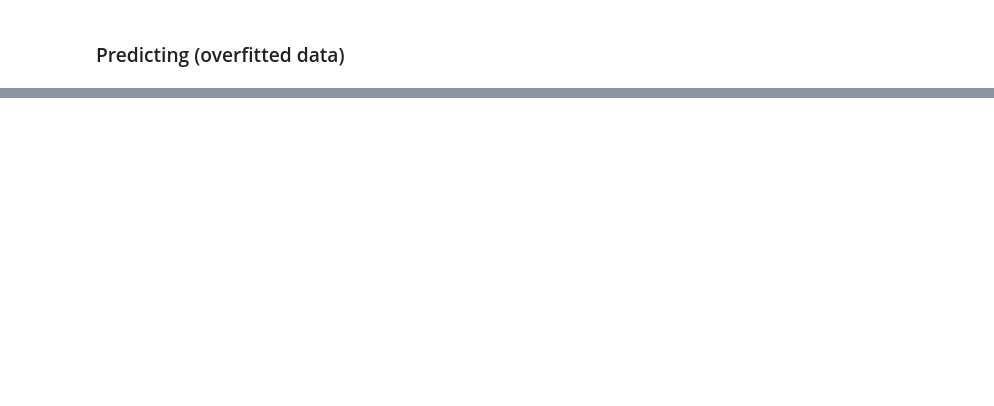
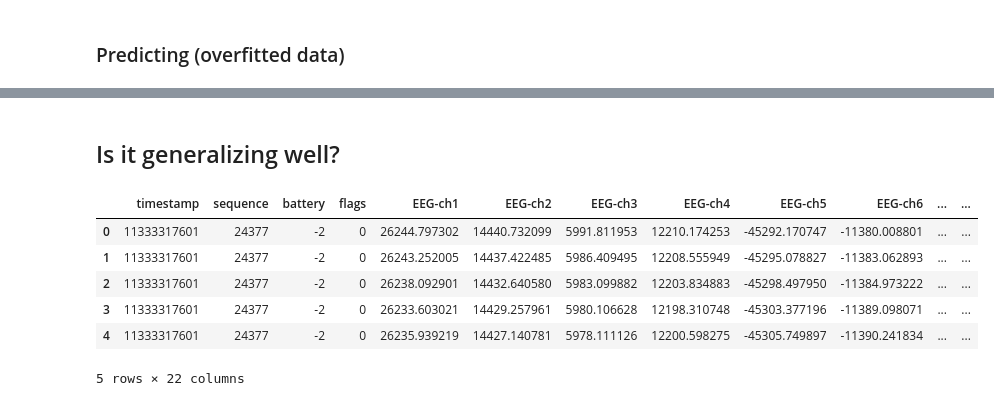
Before and after one commit to rameerez/brain-computer-interfacing, a Jupyter notebook: 3-predicting-eeg-time-series.ipynb, the cells around one changed output, grey strips where cells are left out. Cells and saved outputs as stored; diff of their text form; code cells hidden in the pictures; blank space fills up the shorter version.

```diff
--- a/3-predicting-eeg-time-series.ipynb
+++ b/3-predicting-eeg-time-series.ipynb
@@ -222,0 +222,2 @@ plt.show()
+# %% [markdown]
+## Is it generalizing well?
@@ -222,0 +226,10 @@ plt.show()
+# %%
+df_test.head()
+# %% [output]
+|  | timestamp | sequence | battery | flags | EEG-ch1 | EEG-ch2 | EEG-ch3 | EEG-ch4 | EEG-ch5 | EEG-ch6 | ... | ... |
+| 0 | 11333317601 | 24377 | -2 | 0 | 26244.797302 | 14440.732099 | 5991.811953 | 12210.174253 | -45292.170747 | -11380.008801 | ... | ... |
+| 1 | 11333317601 | 24377 | -2 | 0 | 26243.252005 | 14437.422485 | 5986.409495 | 12208.555949 | -45295.078827 | -11383.062893 | ... | ... |
+| 2 | 11333317601 | 24377 | -2 | 0 | 26238.092901 | 14432.640580 | 5983.099882 | 12203.834883 | -45298.497950 | -11384.973222 | ... | ... |
+| 3 | 11333317601 | 24377 | -2 | 0 | 26233.603021 | 14429.257961 | 5980.106628 | 12198.310748 | -45303.377196 | -11389.098071 | ... | ... |
+| 4 | 11333317601 | 24377 | -2 | 0 | 26235.939219 | 14427.140781 | 5978.111126 | 12200.598275 | -45305.749897 | -11390.241834 | ... | ... |
+5 rows × 22 columns
```
Also changed, not shown: parts of 11 cells of this notebook, 3 other files.
